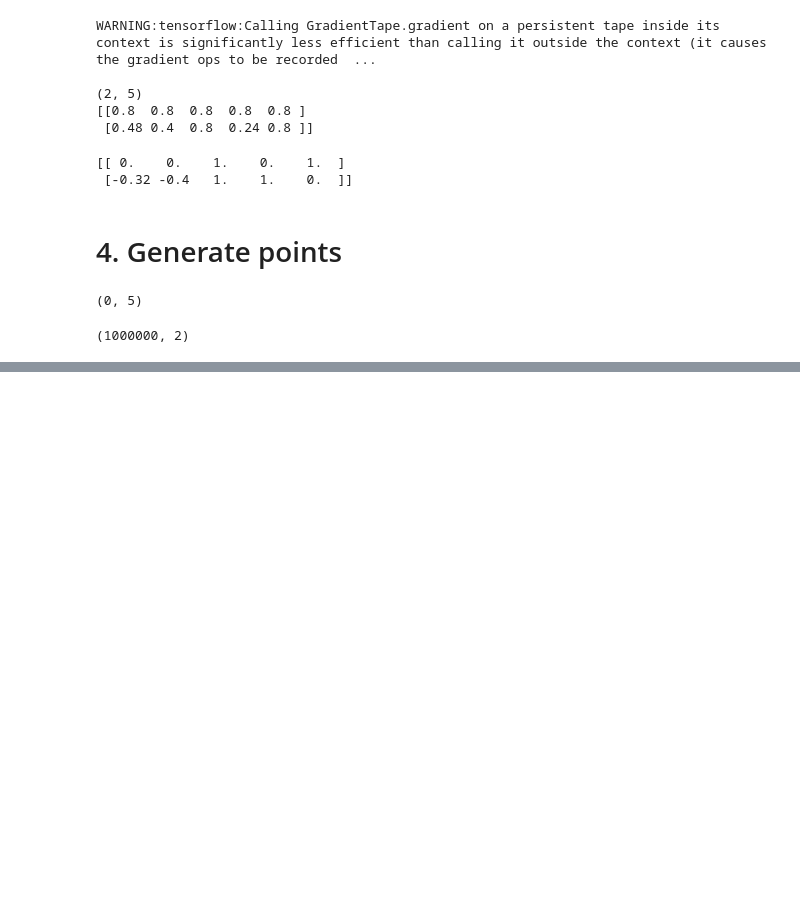
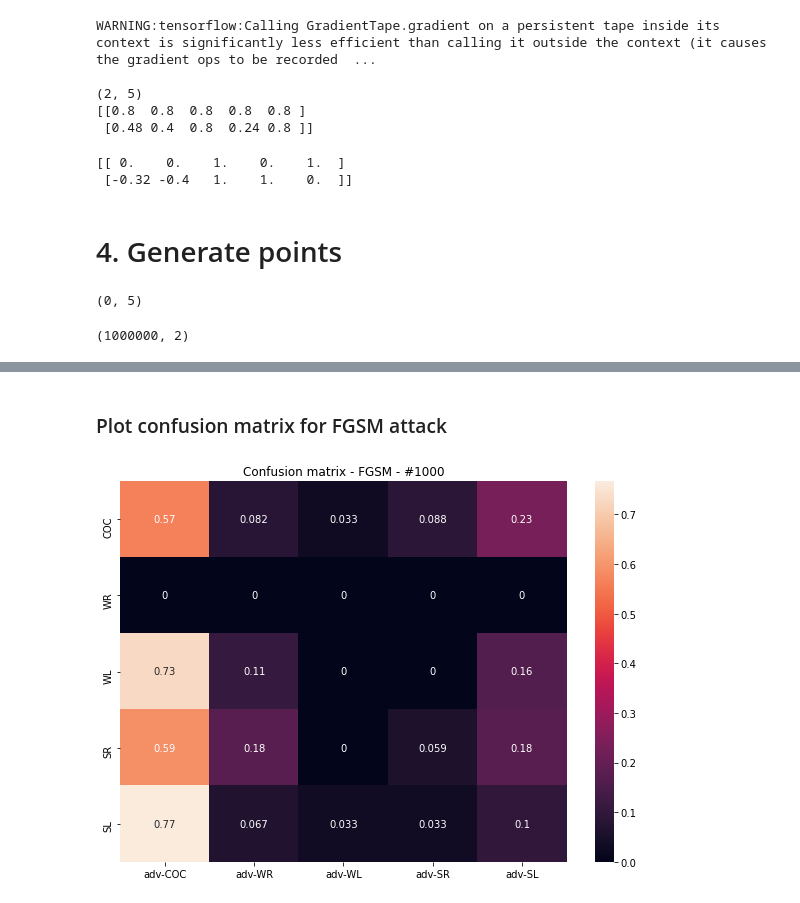
Before and after one commit to thomasghobril/adversarial-attack, a Jupyter notebook: CW_TOM.ipynb, the cells around one changed output, grey strips where cells are left out. Drawn from its saved outputs; the diff is of its cells as text; code cells hidden in the pictures; blank space fills up the shorter version.

```diff
--- a/CW_TOM.ipynb
+++ b/CW_TOM.ipynb
@@ -326,0 +376,8 @@ plt.show()
+# %%
+# confusion matrix
+cmat_fgsm = confusion_matrix(original_advice, fgsm_advice)
+print(cmat_fgsm)
+
+# confusion matrix with normalized lines
+ncmat_fgsm = norm_rows(cmat_fgsm)
+print(ncmat_fgsm)
@@ -326,0 +410,11 @@ plt.show()
+# %% [markdown]
+### Plot confusion matrix for FGSM attack
+# %%
+df_cmat = pd.DataFrame(ncmat_fgsm, index = index0, columns = index1)
+
+plt.figure(figsize = (10,7))
+sn.heatmap(df_cmat, annot=True)
+plt.title("Confusion matrix - FGSM - #{0}".format(1000))
+plt.show()
+# %% [output]
+[figure, added]
```
Also changed, not shown: parts of 27 cells of this notebook.
